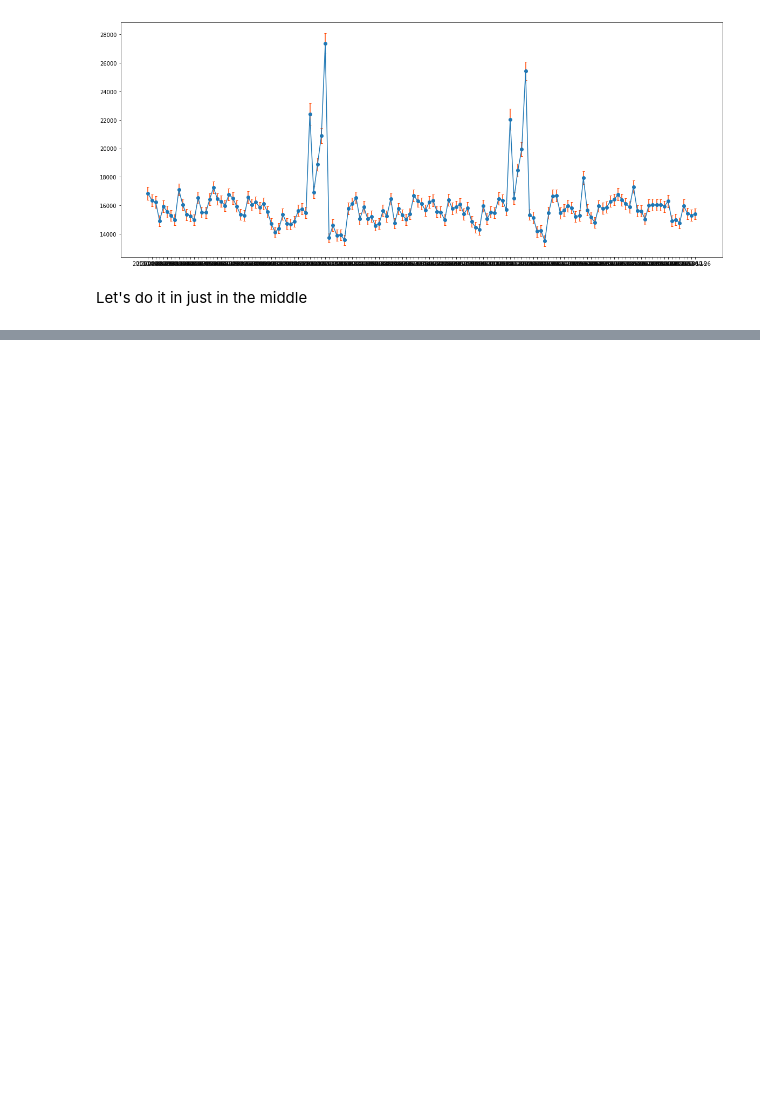
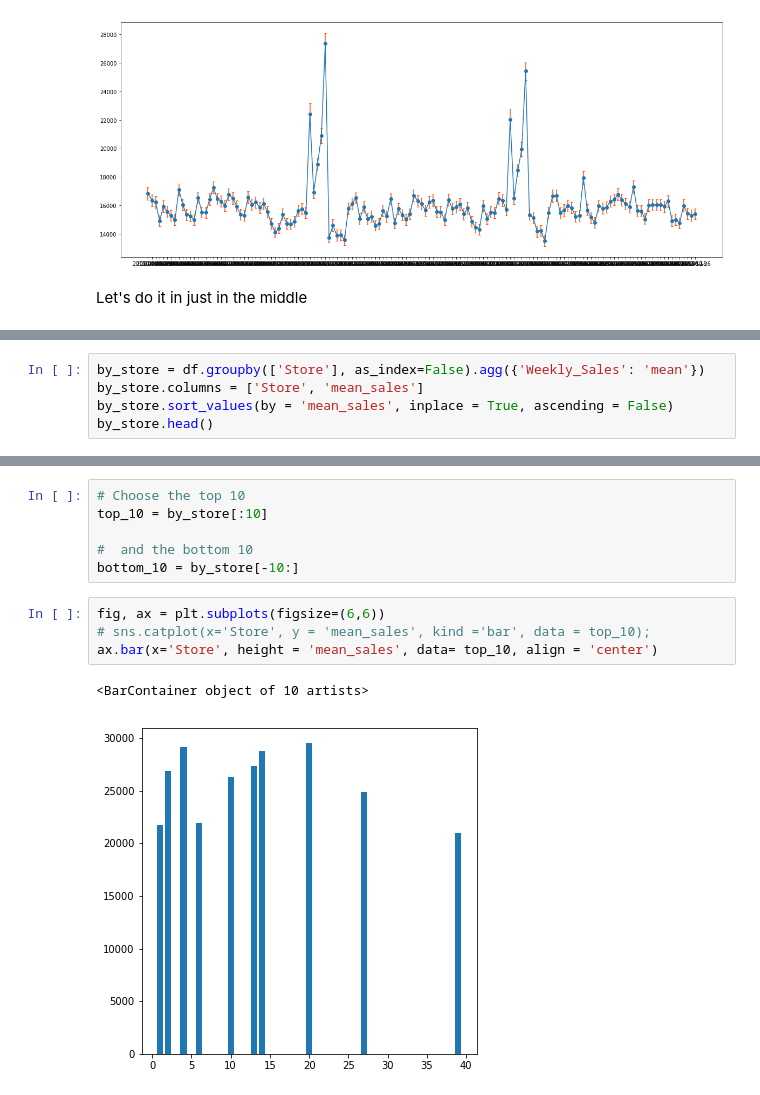
Before and after one commit to pibieta/ML-course, a Jupyter notebook: NovosPiratas/Walmart/Walmart_challenge.ipynb, the cells around one changed output, grey strips where cells are left out. Saved outputs shown, nothing was run; the diff lists cells and outputs as text; blank space fills up the shorter version.

```diff
--- a/NovosPiratas/Walmart/Walmart_challenge.ipynb
+++ b/NovosPiratas/Walmart/Walmart_challenge.ipynb
@@ -122,0 +136,5 @@ Text(0.5,1,u'Mean Weekly Sales (all stores)')
+# %%
+by_store = df.groupby(['Store'], as_index=False).agg({'Weekly_Sales': 'mean'})
+by_store.columns = ['Store', 'mean_sales']
+by_store.sort_values(by = 'mean_sales', inplace = True, ascending = False)
+by_store.head()
@@ -122,0 +148,13 @@ Text(0.5,1,u'Mean Weekly Sales (all stores)')
+# %%
+# Choose the top 10
+top_10 = by_store[:10]
+
+#  and the bottom 10
+bottom_10 = by_store[-10:]
+# %%
+fig, ax = plt.subplots(figsize=(6,6))
+# sns.catplot(x='Store', y = 'mean_sales', kind ='bar', data = top_10);
+ax.bar(x='Store', height = 'mean_sales', data= top_10, align = 'center')
+# %% [output]
+<BarContainer object of 10 artists>
+[figure, added]
```
Also changed, not shown: parts of 7 cells of this notebook.
